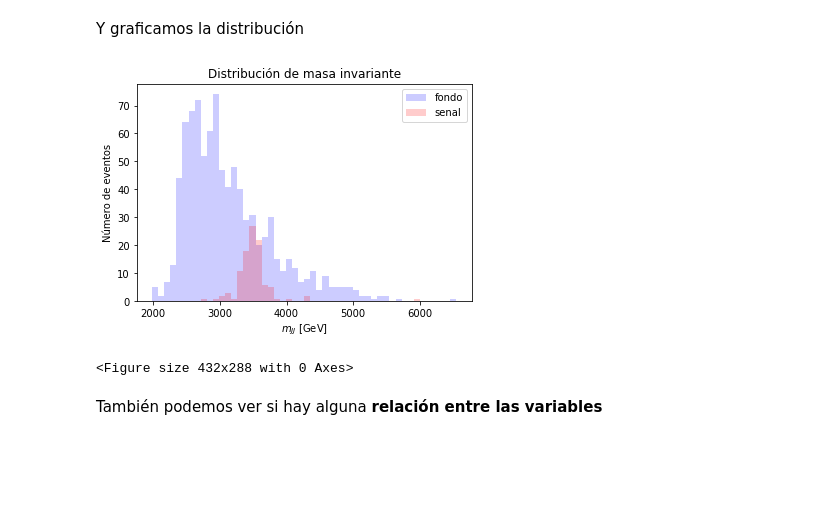
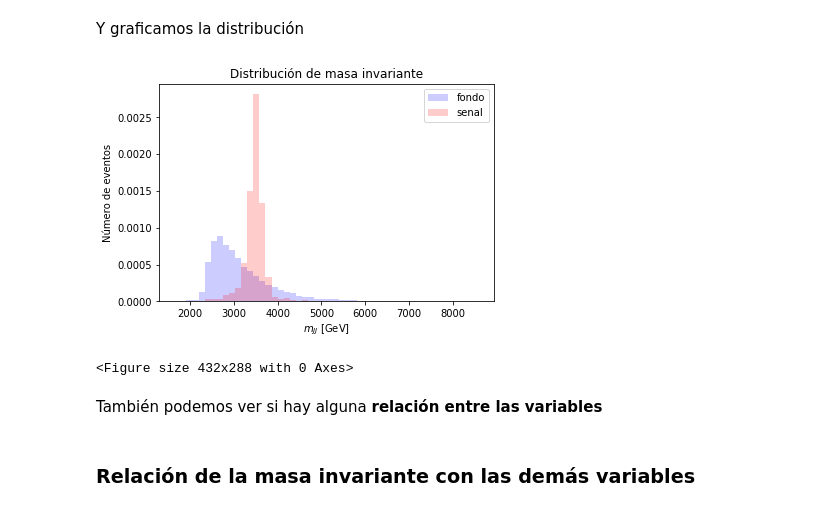
Before and after one commit to marianaiv/tesis_grado_UCV, a Jupyter notebook: Analisis/Analisis_datos_RD.ipynb, the cells around one changed output. Cells and saved outputs as stored; diff of their text form; code cells hidden in the pictures; blank space fills up the shorter version.

```diff
--- a/Analisis/Analisis_datos_RD.ipynb
+++ b/Analisis/Analisis_datos_RD.ipynb
@@ -58,6 +58,7 @@ df.shape
 Haremos la exploración de los datos en un conjunto más pequeño de eventos:
 # %%
 # Para el análisis, escogemos 1000 eventos de la muestra
-dfsample = df.sample(n=1000)
+n_eventos = 10000
+dfsample = df.sample(n=n_eventos)
 # %%
 # Los guardamos en un archivo .h5 para tener la muestra en la que se haga el análisis
@@ -66,6 +67,6 @@ if path.exists("events_anomalydetection_tiny.h5")!= True:
 # %%
 # Utilizamos estos datos para el análisis
-eventos_tiny = pd.read_hdf("events_anomalydetection_tiny.h5")
+eventos_tiny = pd.read_hdf("events_anomalydetection_tiny_{}.h5".format(n_eventos))
 # %%
 # Tenemos un dataframe de
 # 1000 eventos x 700 hadrones * 3 características ( pT, eta, phi) + 1 columna (si es señal o fondo)
@@ -242,6 +313,7 @@ leadeta={}                                     # diccionario de eta del jet prin
 leadphi={}                                     # diccionario de phi del jet principal de cada evento
 n_eventos = eventos_tiny.shape[0]              # número de eventos (1000)
 n_hadrones = int((eventos_tiny.shape[1]-1)/3)  # número de hadrones (700)
+                                               # [-1 para eliminar la columna señal, /3 por las 3 caracteristicas de cada hadron]
 
 print('CLUSTERING DE JETS')
 print("En estos datos hay {} eventos y {} hadrones p/evento".format(n_eventos, n_hadrones))
@@ -271,7 +343,9 @@ for mitipo in ['fondo','senal']:
         # Creamos un numpy array de ceros del tamaño de la cantidad de datos distintos de cero que hay en el evento
         # ** Buscar que es  pyjet DTYPE_PTEPM **
 
-        pseudojets_input = np.zeros(len([data for data in eventos_tiny.iloc[evento,::3] if data > 0]), dtype=DTYPE_PTEPM)
+        eventos_tiny_ns = eventos_tiny.iloc[:,:-1]
+
+        pseudojets_input = np.zeros(len([data for data in eventos_tiny_ns.iloc[evento,::3] if data > 0]), dtype=DTYPE_PTEPM)
 
         for hadron in range(n_hadrones):
             if (eventos_tiny.iloc[evento,hadron*3]>0): ## si pT > 0
@@ -332,0 +409,31 @@ senal 900
+# %%
+
+nro_jets = {}
+for mitipo in alljets.keys():
+    nro_jets[mitipo] = []
+    nro_jets[mitipo] += [len(lista) for lista in alljets[mitipo]]
+
+nro_jets_df = pd.DataFrame({ key: pd.Series(value) for key, value in nro_jets.items() })
+
+# Creamos series de los datos, para poder graficar facilmente
+nro_jets_fondo = pd.Series( (v for v in nro_jets['fondo']) )
+nro_jets_senal = pd.Series( (v for v in nro_jets['senal']) )
+
+# Graficamos
+fig = plt.figure()
+
+# Definimos los ejes
+ax = fig.add_subplot(1, 1, 1)
+
+# Hacemos los histogramas
+nro_jets_fondo.plot.hist(bins=10, facecolor='b', alpha=0.2, label='fondo', density=True)
+nro_jets_senal.hist(bins=10, facecolor='r', alpha=0.2, label='señal', density=True)
+
+# Agregamos información al gráfico
+plt.grid(b=None)
+plt.xlabel(r'Nro de jets')
+plt.ylabel('Densidad de eventos')
+plt.legend(loc='upper right')
+plt.show()
+
+print('El número promedio de jets en los eventos de señal: {} y en los eventos de fondo: {}'.format(int(nro_jets_senal.mean()), int(nro_jets_fondo.mean())))
@@ -413,18 +523,20 @@ Y graficamos la distribución
 # %%
 # Distribución de masa invariante
 
 fig = plt.figure()
 ax = fig.add_subplot(1, 1, 1)
-n,b,p = plt.hist(mjj['fondo'], bins=50, facecolor='b', alpha=0.2,label='fondo')
-plt.hist(mjj['senal'], bins=b, facecolor='r', alpha=0.2,label='senal')
+n,b,p = plt.hist(mjj['fondo'], bins=50, facecolor='b', alpha=0.2,label='fondo', density=True)
+plt.hist(mjj['senal'], bins=b, facecolor='r', alpha=0.2,label='senal', density=True)
 plt.xlabel(r'$m_{JJ}$ [GeV]')
 plt.ylabel('Número de eventos')
 plt.title('Distribución de masa invariante')
 plt.legend(loc='upper right')
 plt.show()
 plt.savefig("mjj.pdf")
 # %% [output]
-[figure, old version]
+[figure, new version]
 <Figure size 432x288 with 0 Axes>
 # %% [markdown]
 También podemos ver si hay alguna **relación entre las variables**
+# %% [markdown]
+### Relación de la masa invariante con las demás variables
```
Also changed, not shown: parts of 29 cells of this notebook.
